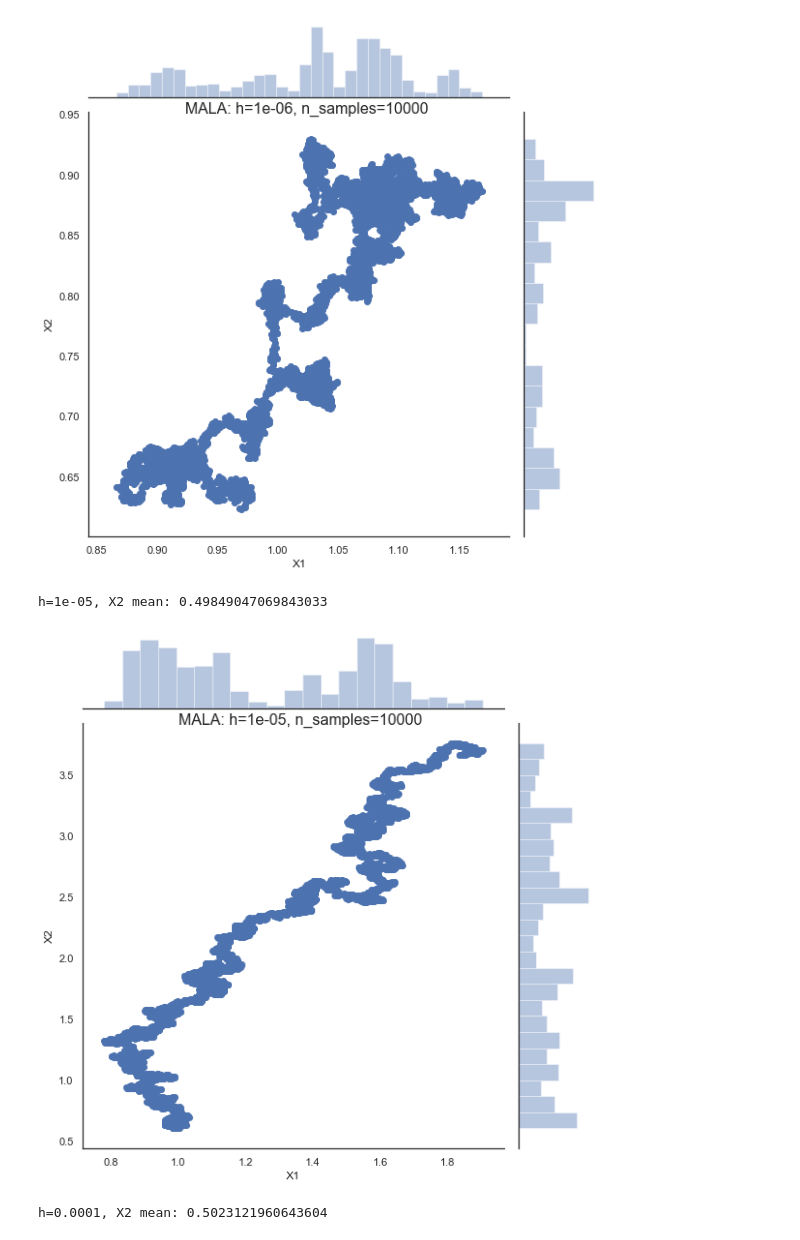
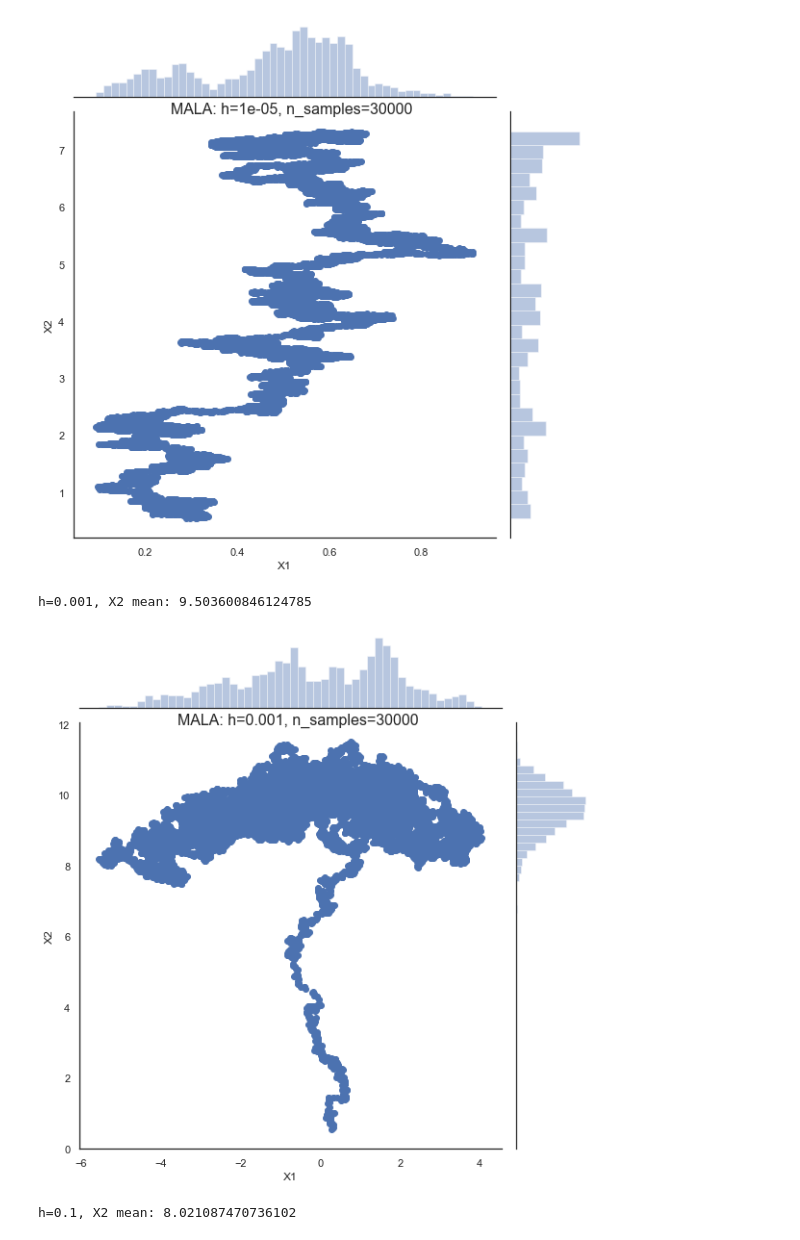
Before and after one commit to albellov/stochan_2019, a Jupyter notebook: hw2_task6.ipynb, the cells around one changed output. Cells and saved outputs as stored; diff of their text form; code cells hidden in the pictures.

Commit message:
plots update

```diff
--- a/hw2_task6.ipynb
+++ b/hw2_task6.ipynb
@@ -15,10 +19,12 @@ def second(x):
 
 
 def U(x):
+    assert len(x) == d
     return x[0]**2/2/p + second(x)**2 + (x[3:]**2).sum()/2
 
 
 def grad_U(x):
+    assert len(x) == d
     grad = x.copy()
     grad[0] = x[0]/p + 4*x[0]*b*second(x)
     grad[1] = 2*second(x)
@@ -89,5 +101,5 @@ steps = [10**i for i in range(-6, 3)]
 # %%
-n_samples = 10000
+n_samples = 30000
 
 results_MALA = {}
 acceptances_MALA = {}
@@ -97,8 +109,8 @@ for h in steps:
     results_MALA[h] = result_MALA
     acceptances_MALA[h] = acceptance_MALA
 
-for h in steps:
-    print(f'h={h}, X2 mean: {results_MALA[h][1].mean()}')
+for h in steps[1::2]:
+    print(f'h={h}, X2 mean: {results_MALA[h][:, 1].mean()}')
     g = sns.jointplot(x=results_MALA[h][:, 0], y=results_MALA[h][:, 1], height=8).set_axis_labels('X1', 'X2')
     plt.title(f'MALA: h={h}, n_samples={n_samples}', fontsize=16, x=-3, pad=-2)
     plt.show()
@@ -107,4 +119,4 @@ h=1e-06, X2 mean: 0.49884821021202264
-[figure, old version]
+[figure, new version]
-h=1e-05, X2 mean: 0.49849047069843033
+h=0.001, X2 mean: 9.503600846124785
-[figure, old version]
+[figure, new version]
-h=0.0001, X2 mean: 0.5023121960643604
+h=0.1, X2 mean: 8.021087470736102
```
Also changed, not shown: parts of 19 cells of this notebook.
